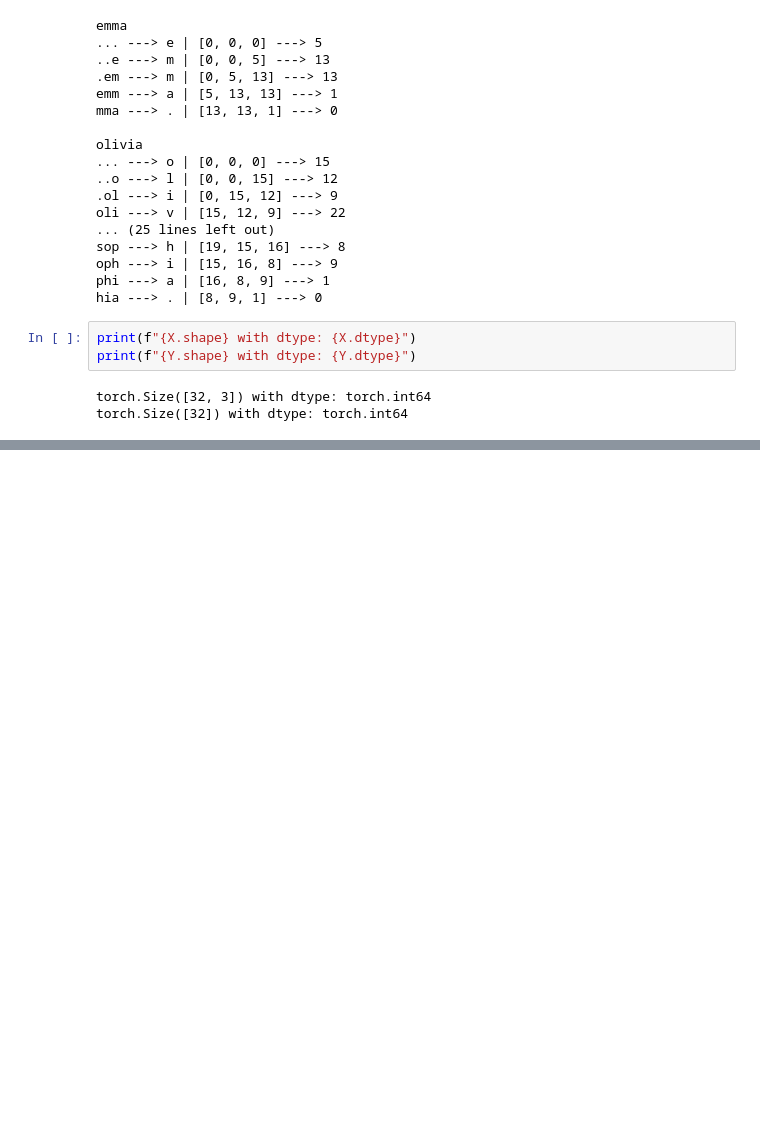
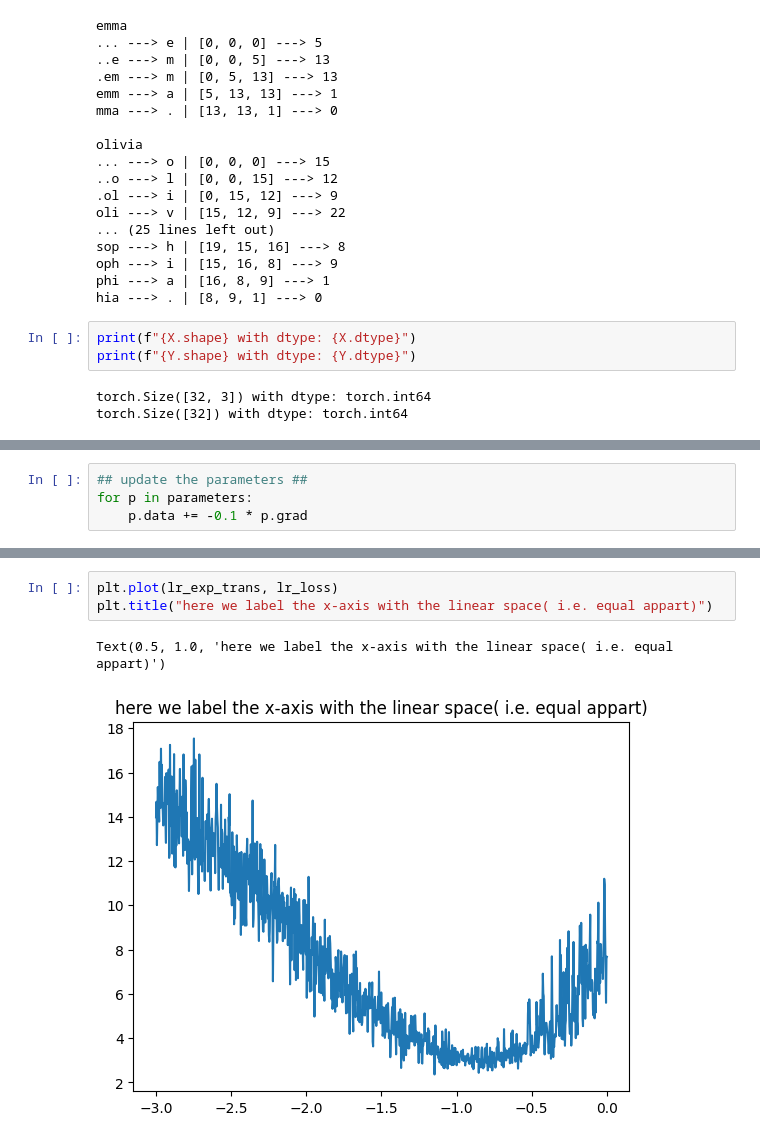
Before and after one commit to Matthew-Packham/embedding_from_first_principles, a Jupyter notebook: embeddings_from_first_principles.ipynb, the cells around one changed output, grey strips where cells are left out. Drawn from its saved outputs; the diff is of its cells as text; blank space fills up the shorter version.

```diff
--- a/embeddings_from_first_principles.ipynb
+++ b/embeddings_from_first_principles.ipynb
@@ -72,0 +234,4 @@ torch.Size([32]) with dtype: torch.int64
+# %%
+## update the parameters ##
+for p in parameters:
+    p.data += -0.1 * p.grad
@@ -72,0 +466,6 @@ torch.Size([32]) with dtype: torch.int64
+# %%
+plt.plot(lr_exp_trans, lr_loss)
+plt.title("here we label the x-axis with the linear space( i.e. equal appart)")
+# %% [output]
+Text(0.5, 1.0, 'here we label the x-axis with the linear space( i.e. equal appart)')
+[figure, added]
```
Also changed, not shown: parts of 59 cells of this notebook.
